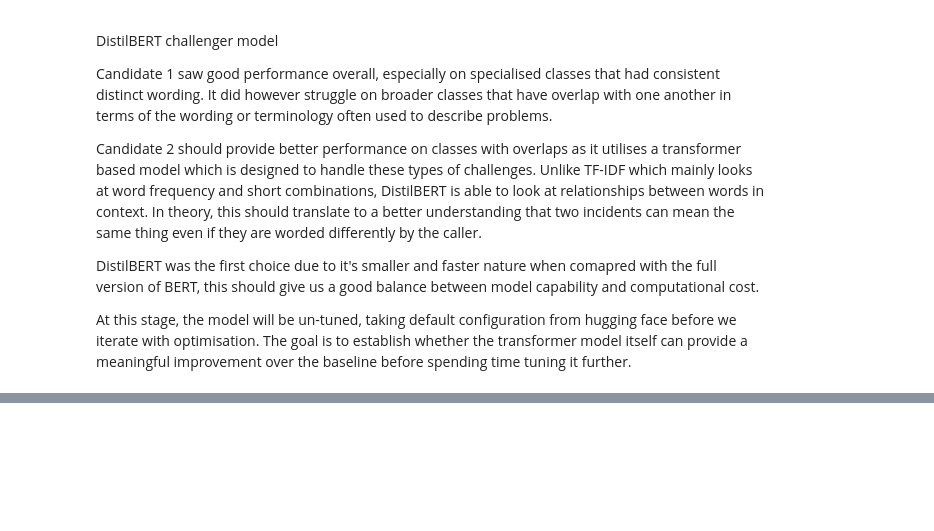
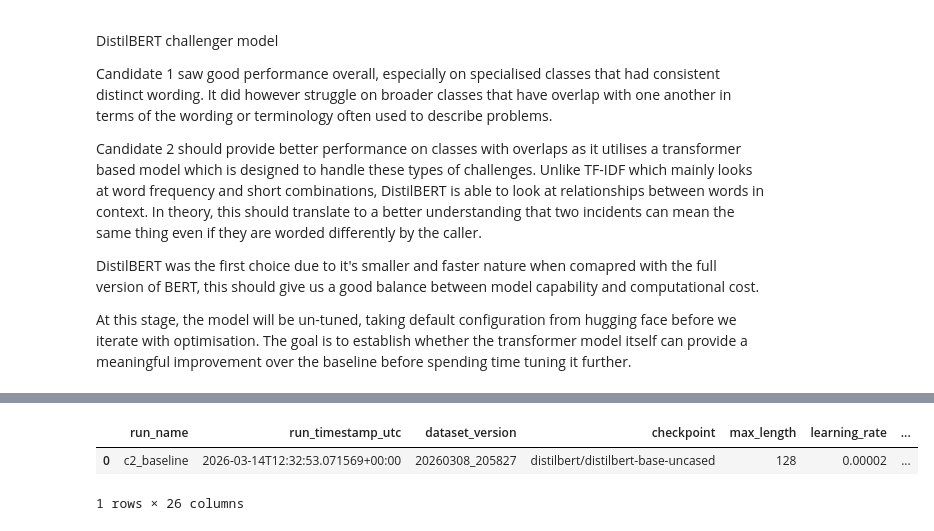
Before and after one commit to JAHollands/L7-EPA-Incident-Intelligence-Pipeline, a Jupyter notebook: notebooks/05_train_model_c2.ipynb, the cells around one changed output, grey strips where cells are left out. Cells and saved outputs as stored; diff of their text form; code cells hidden in the pictures; blank space fills up the shorter version.

```diff
--- a/notebooks/05_train_model_c2.ipynb
+++ b/notebooks/05_train_model_c2.ipynb
@@ -289,10 +278,10 @@ def compute_metrics(eval_pred):
         "macro_f1": f1_score(labels, preds, average="macro"),
     }
 # %%
-# Training arguments function. Default values as base model, fresh args per run with outputs timestamped
+# Build a fresh set of trainer arguments for each run
 def build_training_args(
     run_name,
-    output_root="./outputs",
+    output_root="./artifacts/c2_runs",
     learning_rate=2e-5,
     per_device_train_batch_size=16,
     per_device_eval_batch_size=16,
@@ -309,8 +298,7 @@ def build_training_args(
     seed=42,
     report_to="none",
 ):
-    timestamp = datetime.now(timezone.utc).strftime("%Y%m%d_%H%M%S")
-    output_dir = f"{output_root}/{run_name}_{timestamp}"
+    output_dir = str(Path(output_root) / run_name)
 
     training_args = TrainingArguments(
         output_dir=output_dir,
@@ -507,0 +658,15 @@ At this stage, the model will be un-tuned, taking default configuration from hug
+# %%
+# Save the run artefacts and upsert the parquet registry
+save_run_outputs(
+    run_paths=run_paths,
+    metrics_payload=metrics_payload,
+    classification_report_text=classification_report_text,
+    confusion_matrix_df=confusion_matrix_df,
+)
+
+registry_df = upsert_run_registry(summary_row)
+registry_df[registry_df["run_name"] == RUN_NAME]
+# %% [output]
+|  | run_name | run_timestamp_utc | dataset_version | checkpoint | max_length | learning_rate | ... |
+| 0 | c2_baseline | 2026-03-14T12:32:53.071569+00:00 | 20260308_205827 | distilbert/distilbert-base-uncased | 128 | 0.00002 | ... |
+1 rows × 26 columns
```
Also changed, not shown: parts of 19 cells of this notebook.
